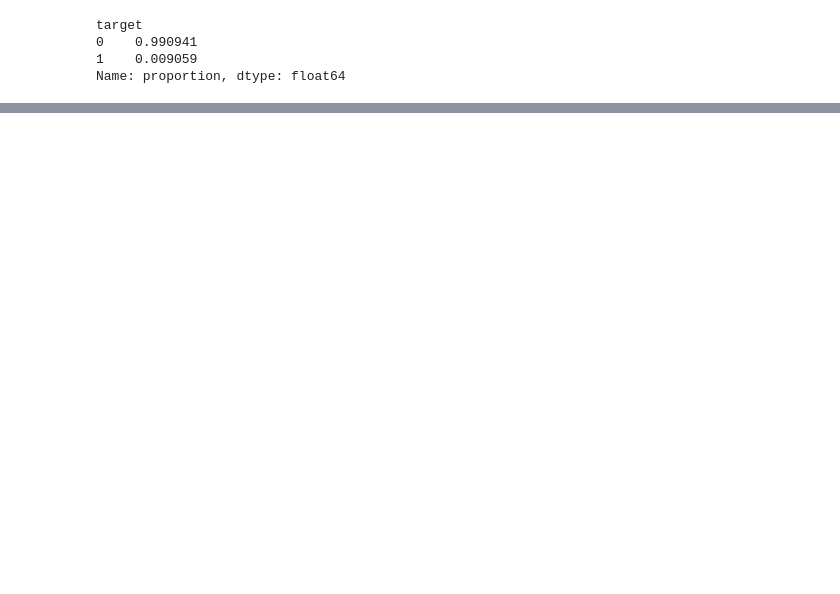
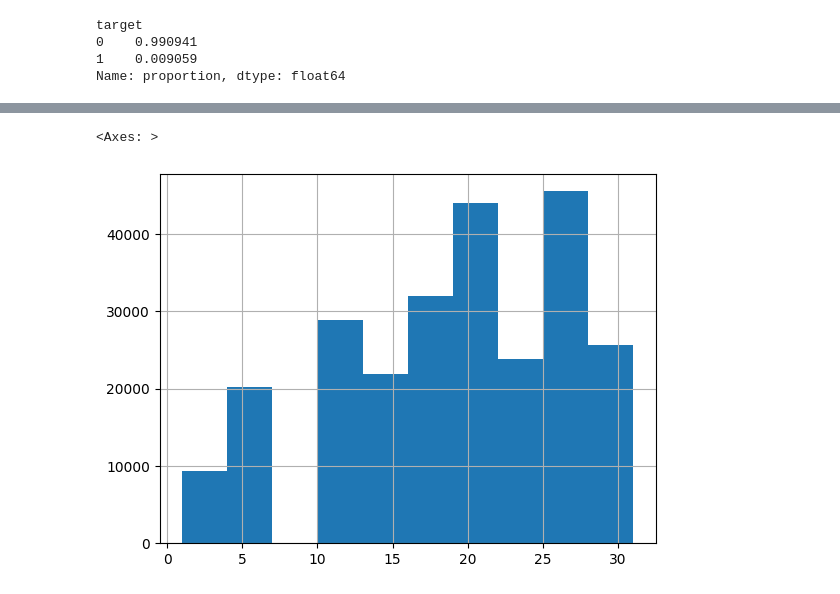
Before and after one commit to marwan995/ML-Project, a Jupyter notebook: project.ipynb, the cells around one changed output, grey strips where cells are left out. Cells and saved outputs as stored; diff of their text form; code cells hidden in the pictures; blank space fills up the shorter version.

```diff
--- a/project.ipynb
+++ b/project.ipynb
@@ -38,0 +172,5 @@ alice =
+# %%
+pd.to_datetime(df[df["target"]==0]['time1']).dt.day.hist()
+# %% [output]
+<Axes: >
+[figure, added]
```
Also changed, not shown: parts of 57 cells of this notebook, 9 other files.
